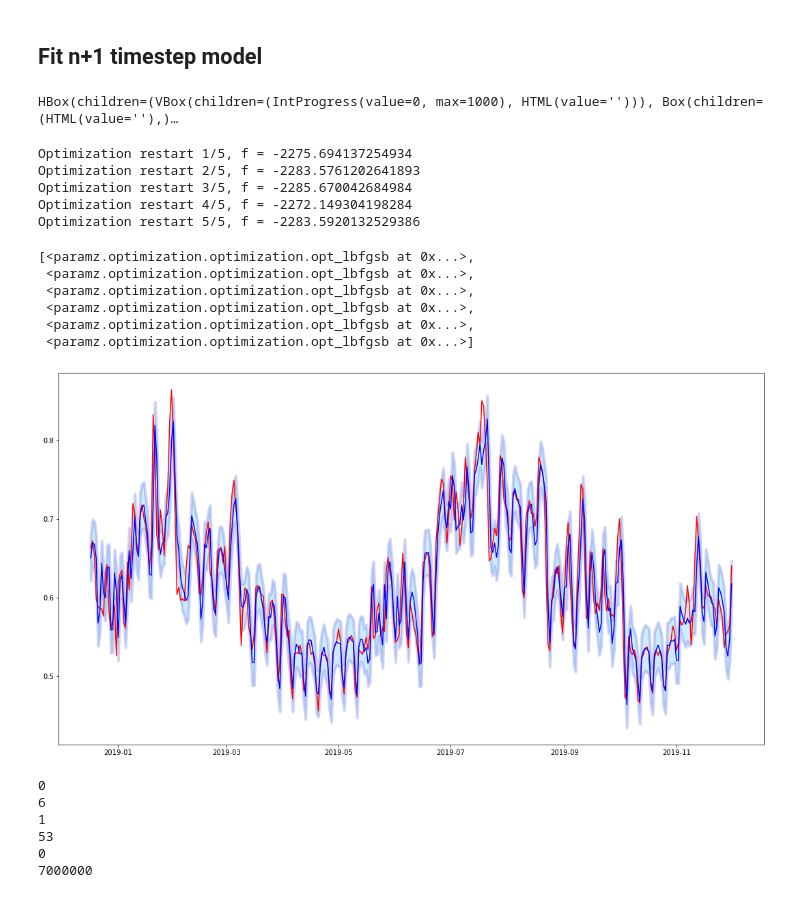
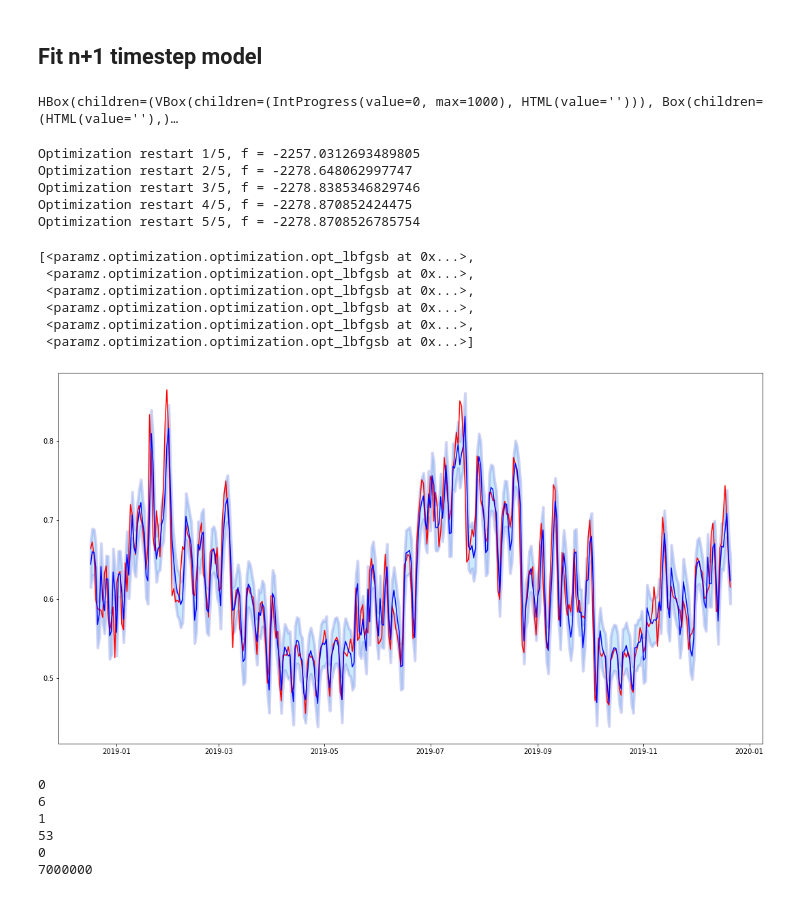
Before and after one commit to bartoszmodelski/mlpw-group, a Jupyter notebook: consumption-per-day-tot.ipynb, the cells around one changed output. Drawn from its saved outputs; the diff is of its cells as text; code cells hidden in the pictures.

```diff
--- a/consumption-per-day-tot.ipynb
+++ b/consumption-per-day-tot.ipynb
@@ -321,11 +324,10 @@ X_decomp_time_and_previous_step = np.concatenate((X_decomp_time_features[1:], y_
 
 y_normalized_without_first = y_normalized[1:]
 # %%
-kernel_periodic_1 = GPy.kern.StdPeriodic(2, period=0.1, active_dims=[0,1])
-kernel_periodic_2 = GPy.kern.StdPeriodic(2, period=0.03, active_dims=[0,1])
+kernel_periodic = GPy.kern.StdPeriodic(2, period=0.1, active_dims=[0,1])
 kernel_rbf = GPy.kern.RBF(input_dim=3, variance=1, lengthscale=1)
 
-kernel = kernel_periodic_1 + kernel_periodic_2 + kernel_rbf
+kernel = kernel_periodic + kernel_rbf
 
 m2 = GPy.models.GPRegression(X_decomp_time_and_previous_step,y_normalized_without_first,kernel)
 #m2.Gaussian_noise.variance.constrain_bounded(0.0012, 100)
@@ -333,11 +335,11 @@ m2.optimize(messages=True)
 m2.optimize_restarts(num_restarts=5)
 # %% [output]
 HBox(children=(VBox(children=(IntProgress(value=0, max=1000), HTML(value=''))), Box(children=(HTML(value=''),)…
-Optimization restart 1/5, f = -2275.694137254934
-Optimization restart 2/5, f = -2283.5761202641893
-Optimization restart 3/5, f = -2285.670042684984
-Optimization restart 4/5, f = -2272.149304198284
-Optimization restart 5/5, f = -2283.5920132529386
+Optimization restart 1/5, f = -2257.0312693489805
+Optimization restart 2/5, f = -2278.648062997747
+Optimization restart 3/5, f = -2278.8385346829746
+Optimization restart 4/5, f = -2278.870852424475
+Optimization restart 5/5, f = -2278.8708526785754
 [<paramz.optimization.optimization.opt_lbfgsb at 0x...>,
  <paramz.optimization.optimization.opt_lbfgsb at 0x...>,
  <paramz.optimization.optimization.opt_lbfgsb at 0x...>,
@@ -347,24 +349,27 @@ Optimization restart 5/5, f = -2283.5920132529386
 # %%
 gp_pred = m2.predict(X_decomp_time_and_previous_step)
 
 start = 350
-end = 700
+end = 720
 
 
 pred = gp_pred[0][start:end]
 err = np.sqrt(gp_pred[1][start:end])
 
 fig = plt.figure()
 fig.set_size_inches(18.5, 10)
 ax = fig.add_subplot(111)
 _ = ax.plot(x[start:end], y_normalized_without_first[start:end], 'r')
 _ = ax.plot(x[start:end], pred, 'b')
 
 _ = ax.fill_between(x[start:end], (pred-err).flatten(), (pred+err).flatten(),
     alpha=0.2, edgecolor='#1B2ACC', facecolor='#089FFF',
     linewidth=4, antialiased=True)
+
+
+plt.savefig("n-plus-one-fit-for-year-2")
 # %% [output]
-[figure, old version]
+[figure, new version]
 # %%
 m2.save_model("demand-model")
 # %%
```
Also changed, not shown: parts of 4 cells of this notebook, 7 other files.
